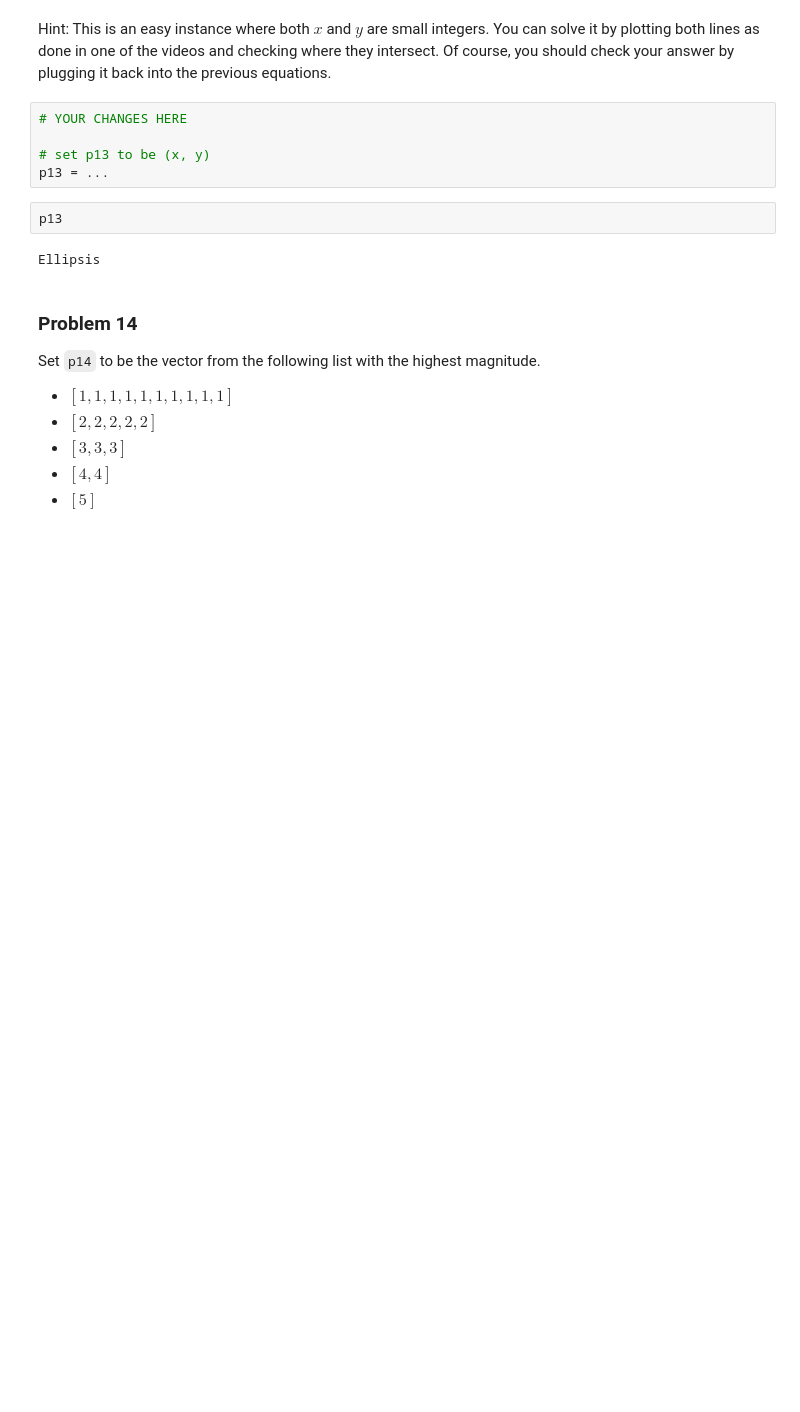
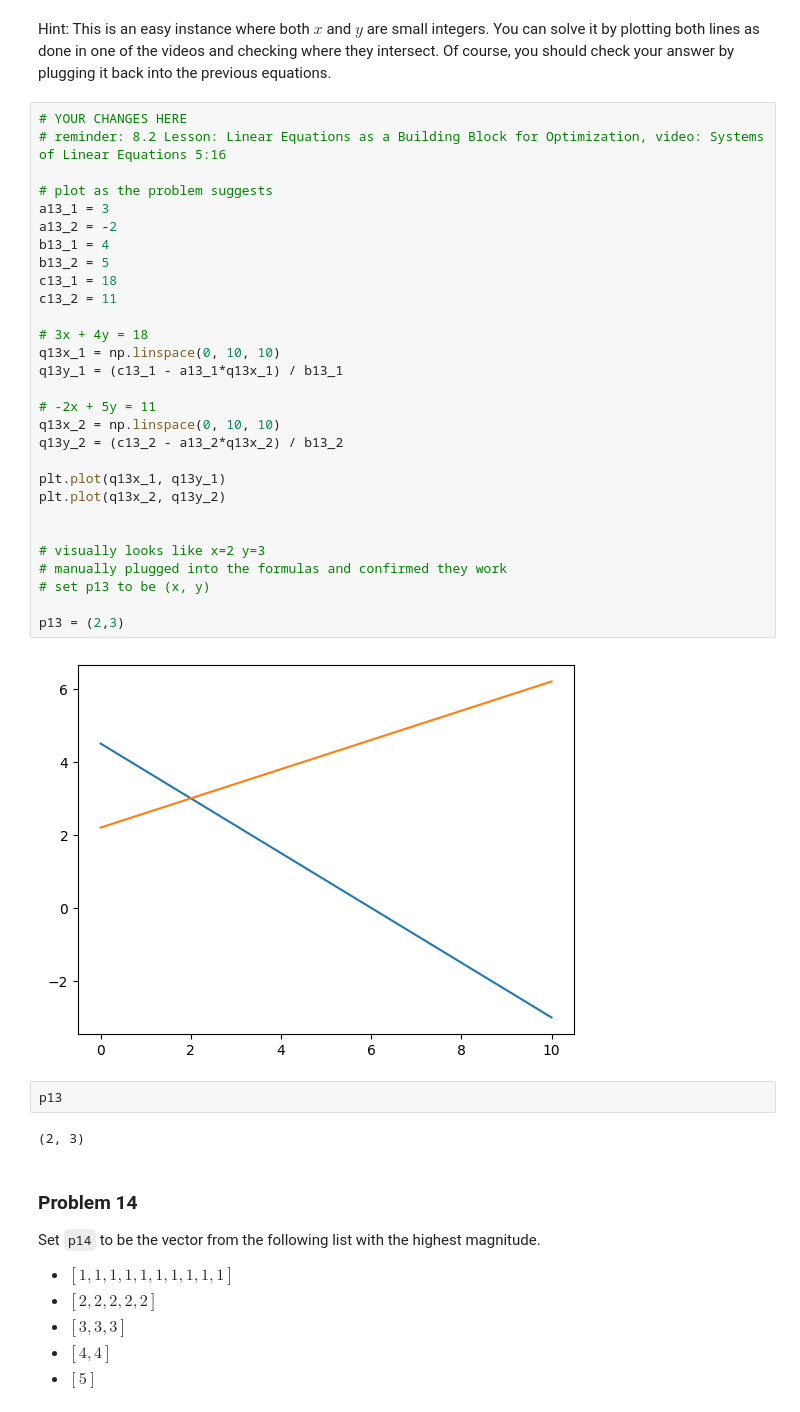
Before and after one commit to beckaa-l/dx601-homework-08, a Jupyter notebook: homework.ipynb, the cells around one changed output. Drawn from its saved outputs; the diff is of its cells as text; blank space fills up the shorter version.

```diff
--- a/homework.ipynb
+++ b/homework.ipynb
@@ -315,15 +319,41 @@ Set `p13` to be a tuple of the $x$ and $y$ values solving the following two equa
 Hint: This is an easy instance where both $x$ and $y$ are small integers.
 You can solve it by plotting both lines as done in one of the videos and checking where they intersect.
 Of course, you should check your answer by plugging it back into the previous equations.
-# %%
-# YOUR CHANGES HERE
-
-# set p13 to be (x, y)
-p13 = ...
+# %%
+# YOUR CHANGES HERE
+# reminder: 8.2 Lesson: Linear Equations as a Building Block for Optimization, video: Systems of Linear Equations 5:16
+
+# plot as the problem suggests
+a13_1 = 3
+a13_2 = -2
+b13_1 = 4
+b13_2 = 5
+c13_1 = 18
+c13_2 = 11
+
+# 3x + 4y = 18
+q13x_1 = np.linspace(0, 10, 10)
+q13y_1 = (c13_1 - a13_1*q13x_1) / b13_1
+
+# -2x + 5y = 11
+q13x_2 = np.linspace(0, 10, 10)
+q13y_2 = (c13_2 - a13_2*q13x_2) / b13_2
+
+plt.plot(q13x_1, q13y_1)
+plt.plot(q13x_2, q13y_2)
+
+
+# visually looks like x=2 y=3
+# manually plugged into the formulas and confirmed they work
+# set p13 to be (x, y)
+
+p13 = (2,3)
+# %% [output]
+[figure, added]
 # %%
 p13
 # %% [output]
-Ellipsis
+(2, 3)
 # %% [markdown]
 ### Problem 14
 
```
Also changed, not shown: parts of 18 cells of this notebook.
